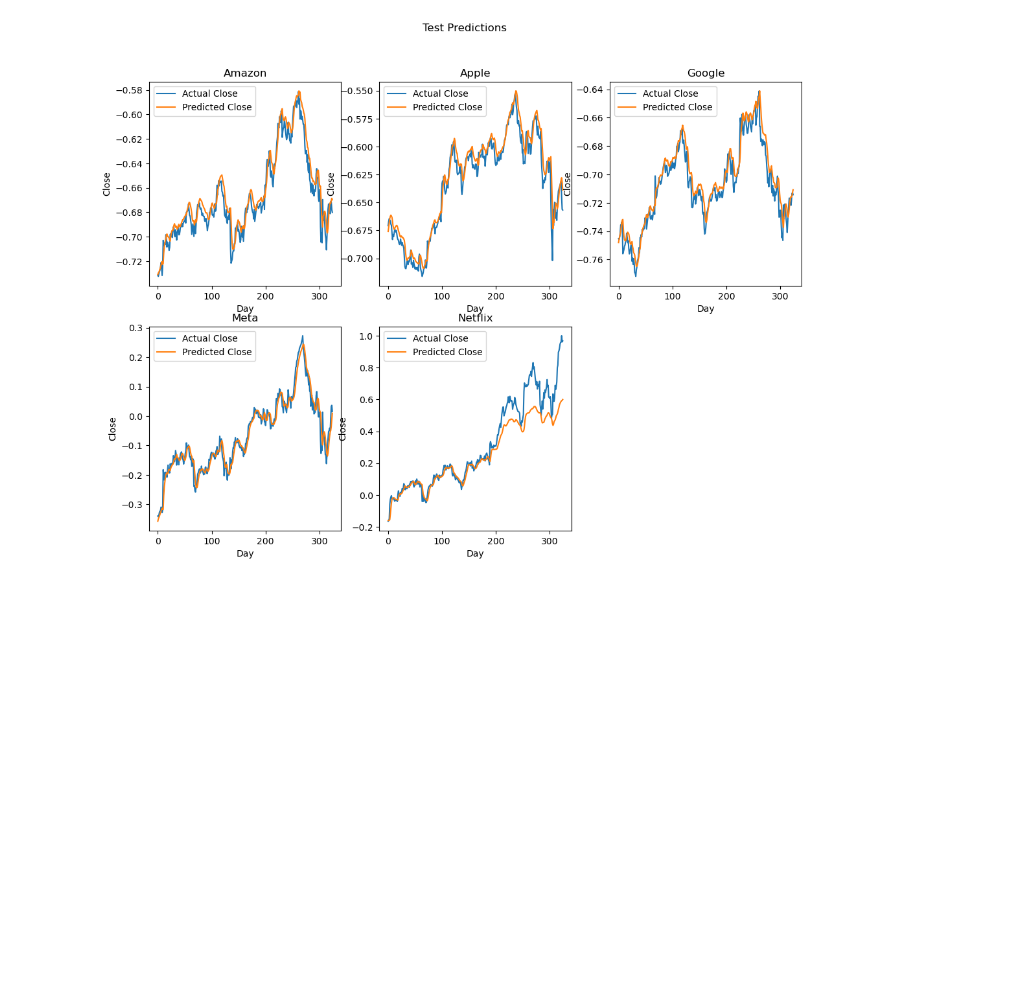
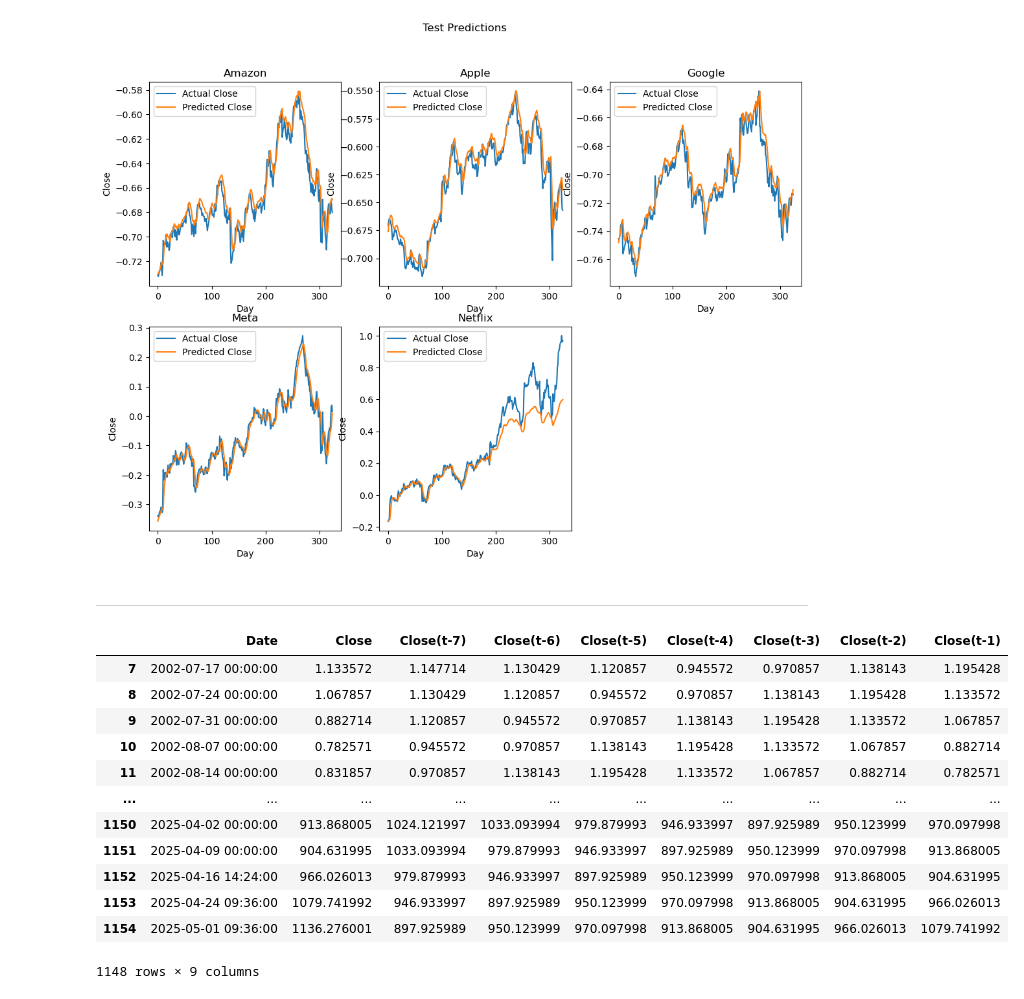
Before and after one commit to YMoule/MAT128B, a Jupyter notebook: LSTM.ipynb, the cells around one changed output. Saved outputs shown, nothing was run; the diff lists cells and outputs as text; code cells hidden in the pictures; blank space fills up the shorter version.

```diff
--- a/LSTM.ipynb
+++ b/LSTM.ipynb
@@ -422,0 +423,41 @@ plt.show()
+# %% [markdown]
+_____________________________________________________________________________________________________________________________________
+# %%
+##Predicting with weeks instead, using the average of 5 days as the week (no data collected on weekends)
+
+def find_avg_weeks(X, days):
+    length = len(X)//days
+    X['Date'] = pd.to_datetime(X['Date'])
+    new_X = []
+    for i in range(length):
+        new_X.append(X.iloc[days*i:days*i+days,:].mean())
+    return pd.DataFrame(new_X).reset_index(drop=True)
+
+amazon_week = find_avg_weeks(amazon, 5)
+apple_week =find_avg_weeks(apple,5)
+google_week = find_avg_weeks(apple,5)
+meta_week = find_avg_weeks(meta, 5)
+netflix_week = find_avg_weeks(netflix, 5)
+# %%
+lookback=7
+amazon_week_shift = prepare_dataframe_for_lstm(amazon_week, lookback)
+apple_week_shift = prepare_dataframe_for_lstm(apple_week, lookback)
+google_week_shift = prepare_dataframe_for_lstm(google_week, lookback)
+meta_week_shift = prepare_dataframe_for_lstm(meta_week, lookback)
+netflix_week_shift = prepare_dataframe_for_lstm(netflix_week, lookback)
+
+netflix_week_shift
+# %% [output]
+|  | Date | Close | Close(t-7) | Close(t-6) | Close(t-5) | Close(t-4) | Close(t-3) | Close(t-2) | Close(t-1) |
+| 7 | 2002-07-17 00:00:00 | 1.133572 | 1.147714 | 1.130429 | 1.120857 | 0.945572 | 0.970857 | 1.138143 | 1.195428 |
+| 8 | 2002-07-24 00:00:00 | 1.067857 | 1.130429 | 1.120857 | 0.945572 | 0.970857 | 1.138143 | 1.195428 | 1.133572 |
+| 9 | 2002-07-31 00:00:00 | 0.882714 | 1.120857 | 0.945572 | 0.970857 | 1.138143 | 1.195428 | 1.133572 | 1.067857 |
+| 10 | 2002-08-07 00:00:00 | 0.782571 | 0.945572 | 0.970857 | 1.138143 | 1.195428 | 1.133572 | 1.067857 | 0.882714 |
+| 11 | 2002-08-14 00:00:00 | 0.831857 | 0.970857 | 1.138143 | 1.195428 | 1.133572 | 1.067857 | 0.882714 | 0.782571 |
+| ... | ... | ... | ... | ... | ... | ... | ... | ... | ... |
+| 1150 | 2025-04-02 00:00:00 | 913.868005 | 1024.121997 | 1033.093994 | 979.879993 | 946.933997 | 897.925989 | 950.123999 | 970.097998 |
+| 1151 | 2025-04-09 00:00:00 | 904.631995 | 1033.093994 | 979.879993 | 946.933997 | 897.925989 | 950.123999 | 970.097998 | 913.868005 |
+| 1152 | 2025-04-16 14:24:00 | 966.026013 | 979.879993 | 946.933997 | 897.925989 | 950.123999 | 970.097998 | 913.868005 | 904.631995 |
+| 1153 | 2025-04-24 09:36:00 | 1079.741992 | 946.933997 | 897.925989 | 950.123999 | 970.097998 | 913.868005 | 904.631995 | 966.026013 |
+| 1154 | 2025-05-01 09:36:00 | 1136.276001 | 897.925989 | 950.123999 | 970.097998 | 913.868005 | 904.631995 | 966.026013 | 1079.741992 |
+1148 rows × 9 columns
```
Also changed, not shown: parts of 17 cells of this notebook.
